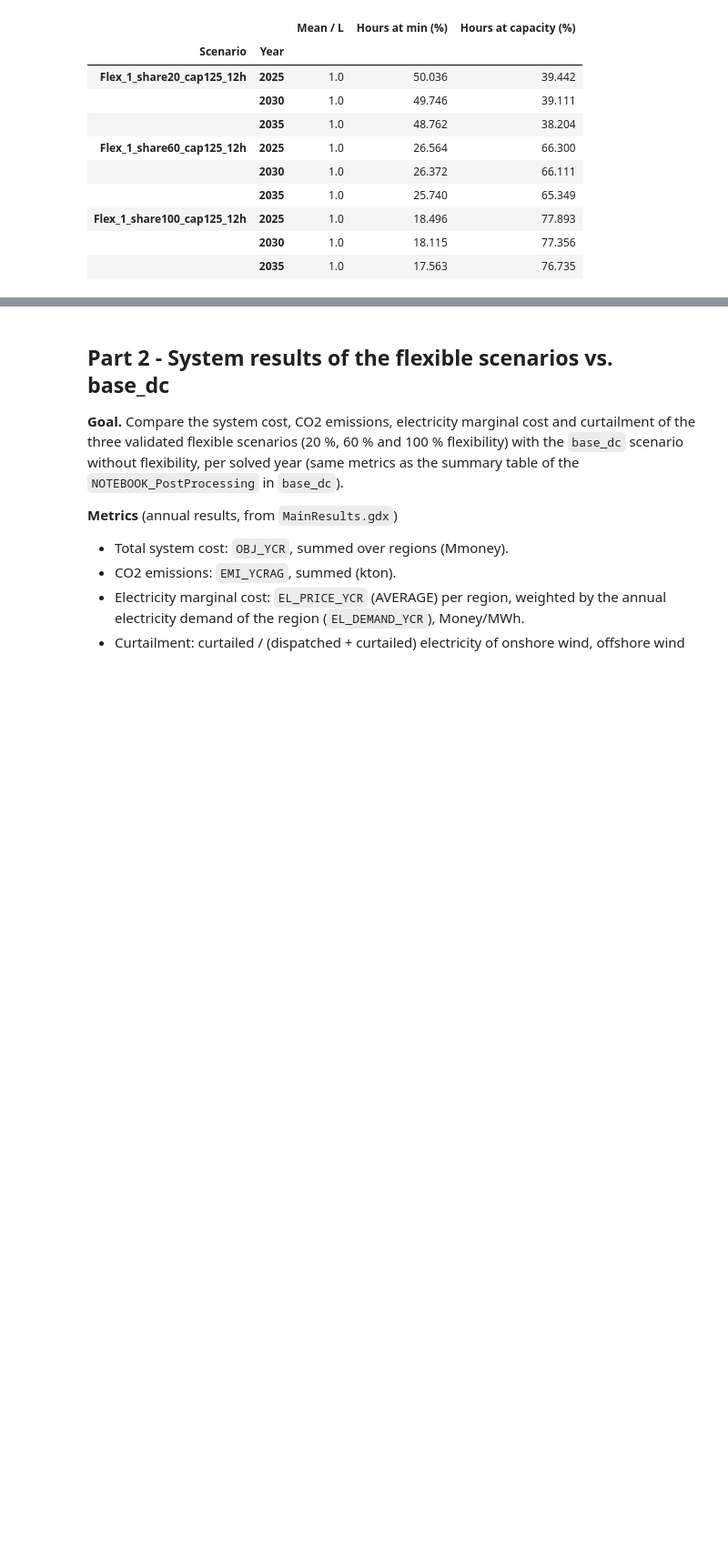
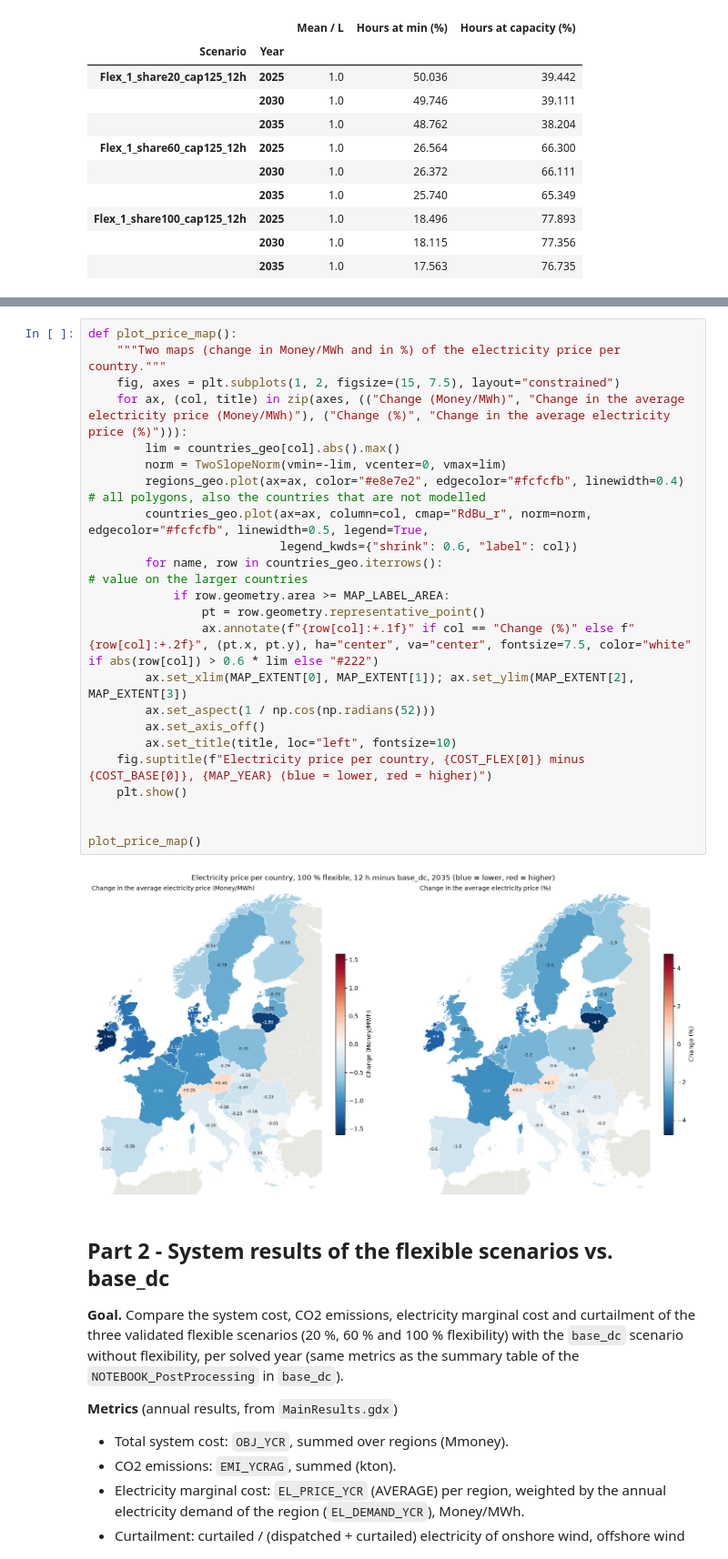
Before and after one commit to giuliadad/Balmorel, a Jupyter notebook: NOTEBOOK_Flexibility.ipynb, the cells around one changed output, grey strips where cells are left out. Shown at 91% size. Drawn from its saved outputs; the diff is of its cells as text; blank space fills up the shorter version.

```diff
--- a/NOTEBOOK_Flexibility.ipynb
+++ b/NOTEBOOK_Flexibility.ipynb
@@ -191,3 +461,28 @@ pd.DataFrame(rows).set_index(["Scenario", "Year"]).round(3)
+# %%
+def plot_price_map():
+    """Two maps (change in Money/MWh and in %) of the electricity price per country."""
+    fig, axes = plt.subplots(1, 2, figsize=(15, 7.5), layout="constrained")
+    for ax, (col, title) in zip(axes, (("Change (Money/MWh)", "Change in the average electricity price (Money/MWh)"), ("Change (%)", "Change in the average electricity price (%)"))):
+        lim = countries_geo[col].abs().max()
+        norm = TwoSlopeNorm(vmin=-lim, vcenter=0, vmax=lim)
+        regions_geo.plot(ax=ax, color="#e8e7e2", edgecolor="#fcfcfb", linewidth=0.4)                 # all polygons, also the countries that are not modelled
+        countries_geo.plot(ax=ax, column=col, cmap="RdBu_r", norm=norm, edgecolor="#fcfcfb", linewidth=0.5, legend=True,
+                           legend_kwds={"shrink": 0.6, "label": col})
+        for name, row in countries_geo.iterrows():                                                    # value on the larger countries
+            if row.geometry.area >= MAP_LABEL_AREA:
+                pt = row.geometry.representative_point()
+                ax.annotate(f"{row[col]:+.1f}" if col == "Change (%)" else f"{row[col]:+.2f}", (pt.x, pt.y), ha="center", va="center", fontsize=7.5, color="white" if abs(row[col]) > 0.6 * lim else "#222")
+        ax.set_xlim(MAP_EXTENT[0], MAP_EXTENT[1]); ax.set_ylim(MAP_EXTENT[2], MAP_EXTENT[3])
+        ax.set_aspect(1 / np.cos(np.radians(52)))
+        ax.set_axis_off()
+        ax.set_title(title, loc="left", fontsize=10)
+    fig.suptitle(f"Electricity price per country, {COST_FLEX[0]} minus {COST_BASE[0]}, {MAP_YEAR} (blue = lower, red = higher)")
+    plt.show()
+
+
+plot_price_map()
+# %% [output]
+[figure, added]
 # %% [markdown]
 ## Part 2 - System results of the flexible scenarios vs. base_dc
 
```
Also changed, not shown: parts of 29 cells of this notebook, 9 other files.
